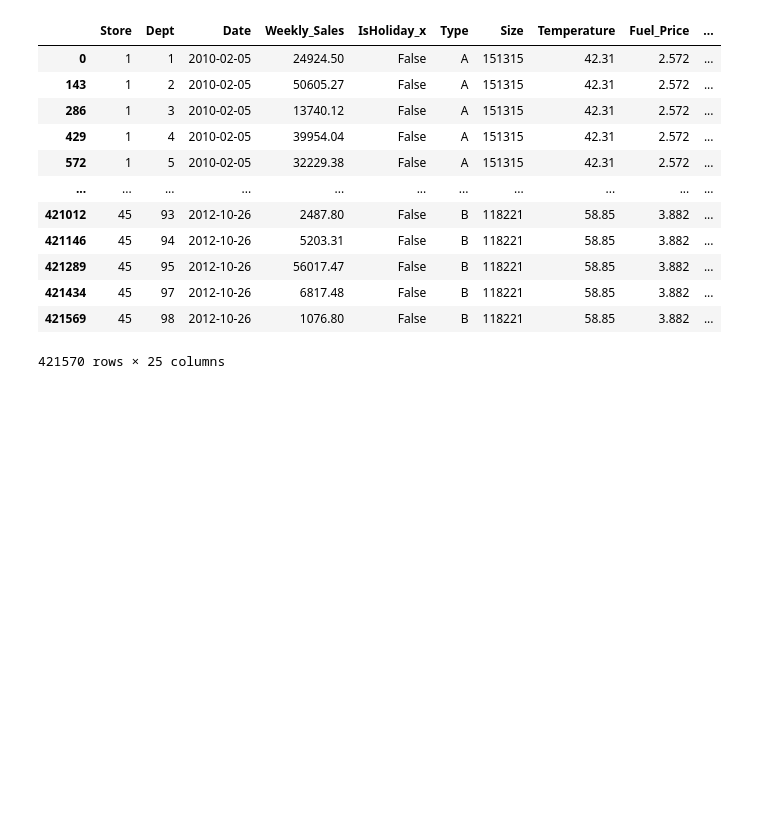
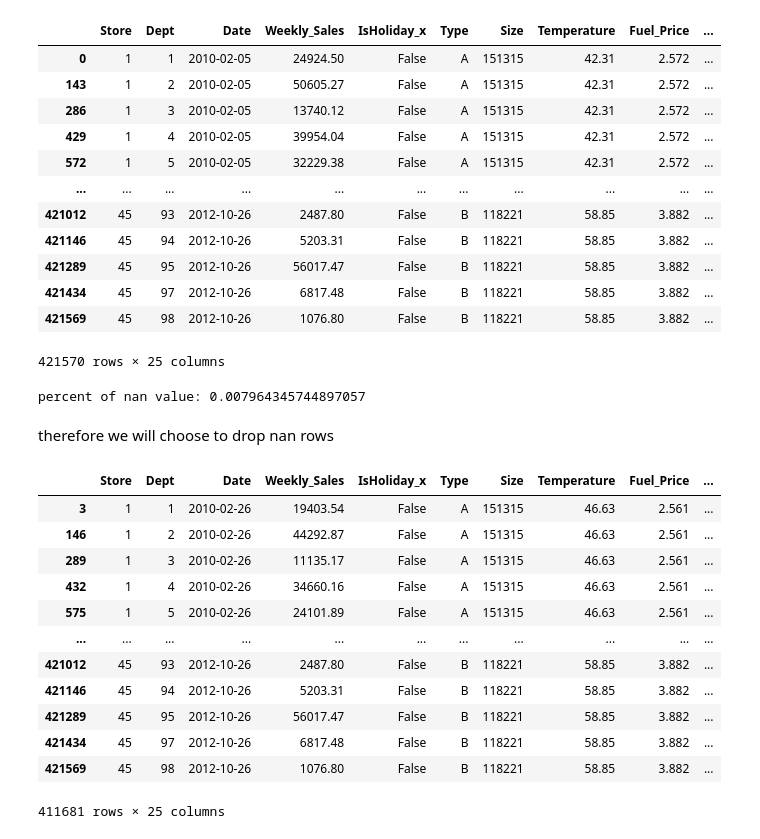
Before and after one commit to hoangquan1503/Walmart_sales_forecasting, a Jupyter notebook: notebook/feature_engineering.ipynb, the cells around one changed output. Cells and saved outputs as stored; diff of their text form; code cells hidden in the pictures; blank space fills up the shorter version.

Commit message:
drop nan rows of lags

```diff
--- a/notebook/feature_engineering.ipynb
+++ b/notebook/feature_engineering.ipynb
@@ -107,3 +107,28 @@ df_feature
 | 421434 | 45 | 97 | 2012-10-26 | 6817.48 | False | B | 118221 | 58.85 | 3.882 | ... |
 | 421569 | 45 | 98 | 2012-10-26 | 1076.80 | False | B | 118221 | 58.85 | 3.882 | ... |
 421570 rows × 25 columns
+# %%
+df_feature['lags_1'].isna().sum()
+print(f'percent of nan value: {(df_feature['lags_1'].isna().sum()) / df_feature['lags_1'].count()}' )
+# %% [output]
+percent of nan value: 0.007964345744897057
+# %% [markdown]
+therefore we will choose to drop nan rows
+# %%
+lags = [1, 2, 3]
+df_feature = df_feature.dropna(subset=[f'lags_{i}' for i in lags])
+df_feature
+# %% [output]
+|  | Store | Dept | Date | Weekly_Sales | IsHoliday_x | Type | Size | Temperature | Fuel_Price | ... |
+| 3 | 1 | 1 | 2010-02-26 | 19403.54 | False | A | 151315 | 46.63 | 2.561 | ... |
+| 146 | 1 | 2 | 2010-02-26 | 44292.87 | False | A | 151315 | 46.63 | 2.561 | ... |
+| 289 | 1 | 3 | 2010-02-26 | 11135.17 | False | A | 151315 | 46.63 | 2.561 | ... |
+| 432 | 1 | 4 | 2010-02-26 | 34660.16 | False | A | 151315 | 46.63 | 2.561 | ... |
+| 575 | 1 | 5 | 2010-02-26 | 24101.89 | False | A | 151315 | 46.63 | 2.561 | ... |
+| ... | ... | ... | ... | ... | ... | ... | ... | ... | ... | ... |
+| 421012 | 45 | 93 | 2012-10-26 | 2487.80 | False | B | 118221 | 58.85 | 3.882 | ... |
+| 421146 | 45 | 94 | 2012-10-26 | 5203.31 | False | B | 118221 | 58.85 | 3.882 | ... |
+| 421289 | 45 | 95 | 2012-10-26 | 56017.47 | False | B | 118221 | 58.85 | 3.882 | ... |
+| 421434 | 45 | 97 | 2012-10-26 | 6817.48 | False | B | 118221 | 58.85 | 3.882 | ... |
+| 421569 | 45 | 98 | 2012-10-26 | 1076.80 | False | B | 118221 | 58.85 | 3.882 | ... |
+411681 rows × 25 columns
```
